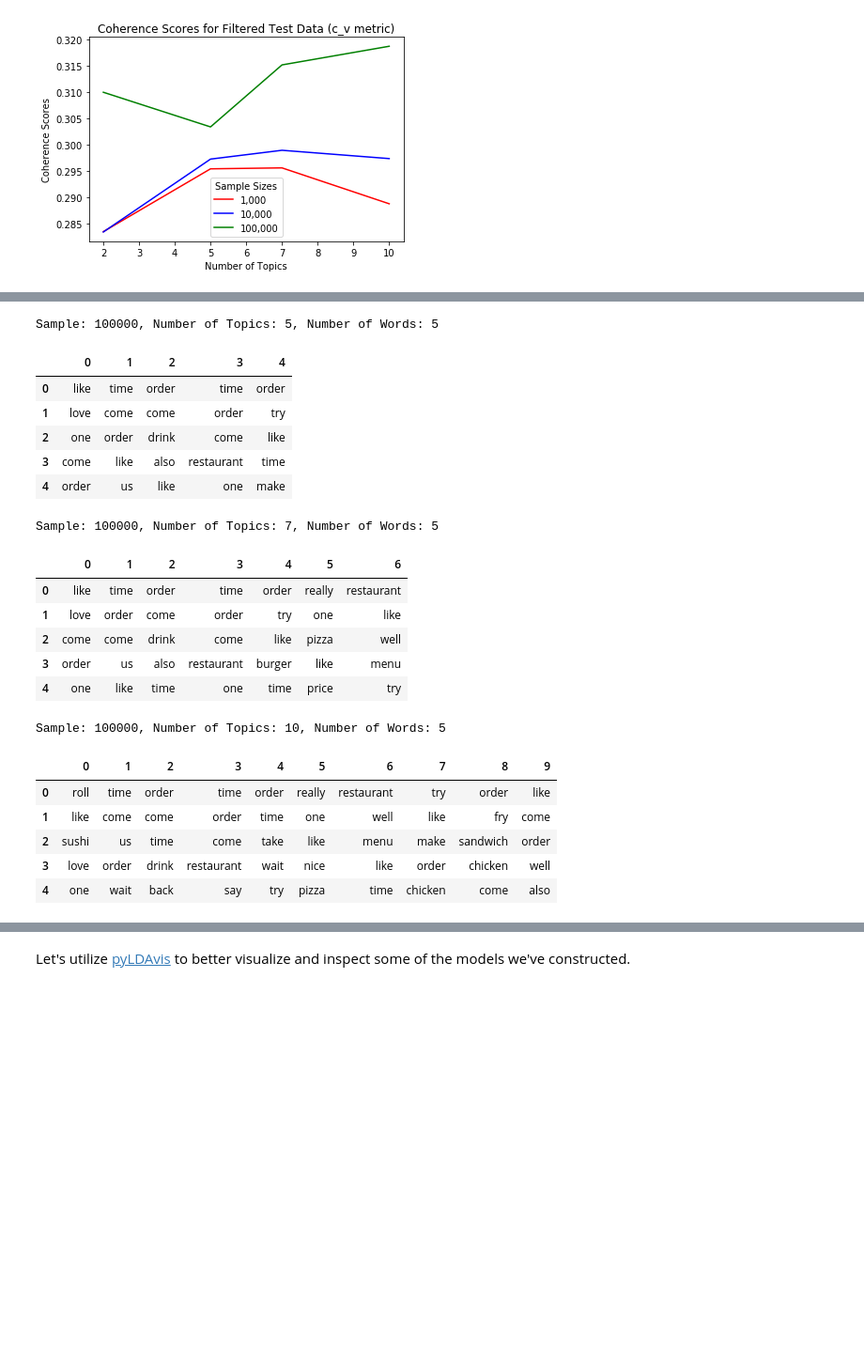
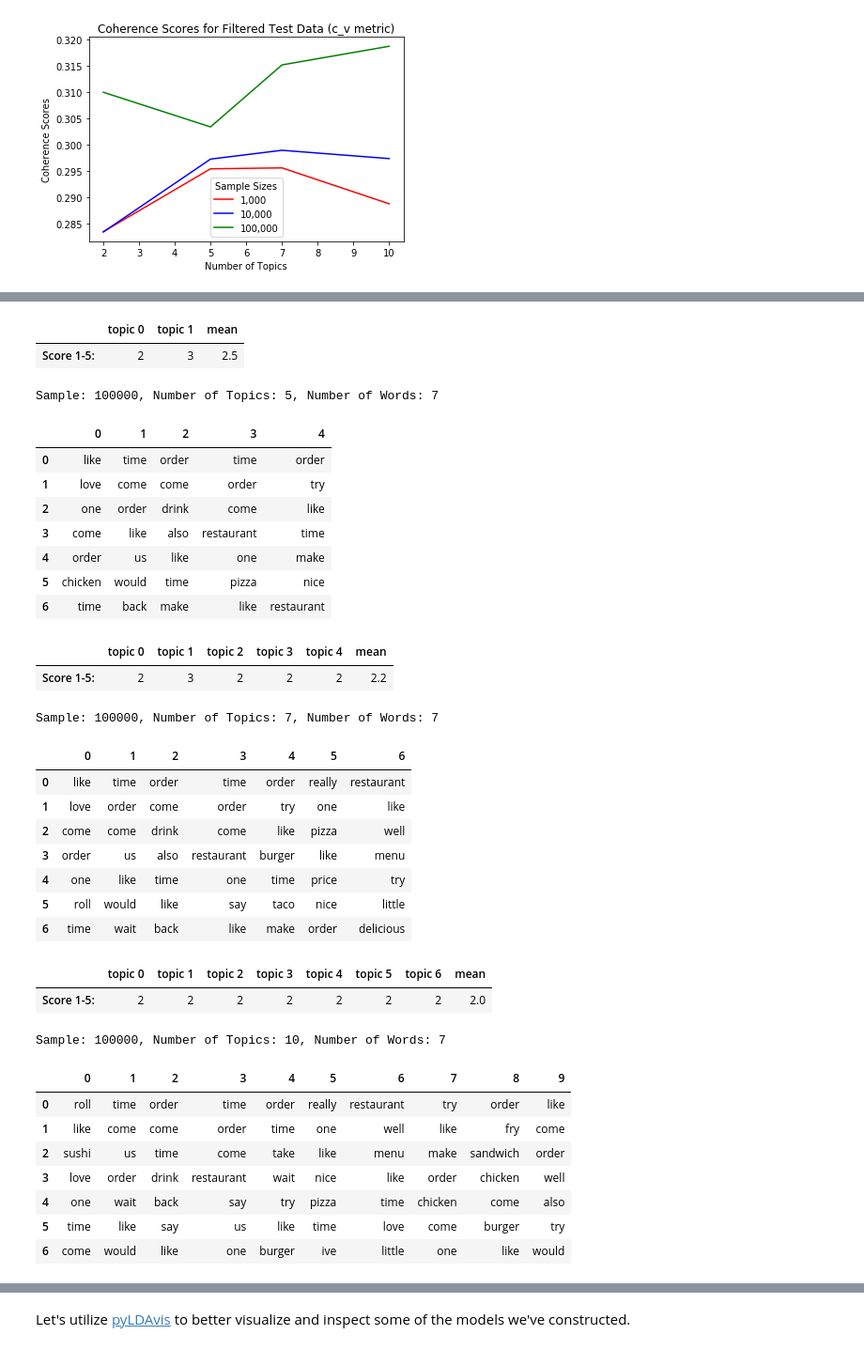
Before and after one commit to walkerpage/springboard, a Jupyter notebook: Capstone_Projects/Capstone_Project_2/Code/Capstone_Project_2_Extended_Modeling.ipynb, the cells around one changed output, grey strips where cells are left out. Shown at 94% size. Cells and saved outputs as stored; diff of their text form; code cells hidden in the pictures; blank space fills up the shorter version.

```diff
--- a/Capstone_Projects/Capstone_Project_2/Code/Capstone_Project_2_Extended_Modeling.ipynb
+++ b/Capstone_Projects/Capstone_Project_2/Code/Capstone_Project_2_Extended_Modeling.ipynb
@@ -523,30 +605,69 @@ Sample: 100000, Number of Topics: 2, Number of Words: 5
+# %%
+# My evaluation of the model
+
+my_eval_2_topics = pd.DataFrame(data={'topic 0': 2, 'topic 1': 3}, index=['Score 1-5:'])
+
+my_eval_2_topics['mean'] = my_eval_2_topics.mean(axis=1)
+
+my_eval_2_topics
+# %% [output]
+|  | topic 0 | topic 1 | mean |
+| Score 1-5: | 2 | 3 | 2.5 |
 # %%
-get_dataframe(filtered_models_100_000[1], 5, 100_000, 5)
+get_dataframe(filtered_models_100_000[1], 5, 100_000, 7)
 # %% [output]
-Sample: 100000, Number of Topics: 5, Number of Words: 5
+Sample: 100000, Number of Topics: 5, Number of Words: 7
 |  | 0 | 1 | 2 | 3 | 4 |
 | 0 | like | time | order | time | order |
 | 1 | love | come | come | order | try |
 | 2 | one | order | drink | come | like |
 | 3 | come | like | also | restaurant | time |
 | 4 | order | us | like | one | make |
+| 5 | chicken | would | time | pizza | nice |
+| 6 | time | back | make | like | restaurant |
+# %%
+# My evaluation of the model
+
+my_eval_5_topics = pd.DataFrame(data={'topic 0': 2, 'topic 1': 3, 'topic 2': 2, 'topic 3': 2, 'topic 4': 2,}, index=['Score 1-5:'])
+
+my_eval_5_topics['mean'] = my_eval_5_topics.mean(axis=1)
+
+my_eval_5_topics
+# %% [output]
+|  | topic 0 | topic 1 | topic 2 | topic 3 | topic 4 | mean |
+| Score 1-5: | 2 | 3 | 2 | 2 | 2 | 2.2 |
 # %%
-get_dataframe(filtered_models_100_000[2], 7, 100_000, 5)
+get_dataframe(filtered_models_100_000[2], 7, 100_000, 7)
 # %% [output]
-Sample: 100000, Number of Topics: 7, Number of Words: 5
+Sample: 100000, Number of Topics: 7, Number of Words: 7
 |  | 0 | 1 | 2 | 3 | 4 | 5 | 6 |
 | 0 | like | time | order | time | order | really | restaurant |
 | 1 | love | order | come | order | try | one | like |
 | 2 | come | come | drink | come | like | pizza | well |
 | 3 | order | us | also | restaurant | burger | like | menu |
 | 4 | one | like | time | one | time | price | try |
+| 5 | roll | would | like | say | taco | nice | little |
+| 6 | time | wait | back | like | make | order | delicious |
+# %%
+# My evaluation of the model
+
+my_eval_7_topics = pd.DataFrame(data={'topic 0': 2, 'topic 1': 2, 'topic 2': 2, 'topic 3': 2, 'topic 4': 2, 'topic 5': 2, 'topic 6': 2,}, index=['Score 1-5:'])
+
+my_eval_7_topics['mean'] = my_eval_7_topics.mean(axis=1)
+
+my_eval_7_topics
+# %% [output]
+|  | topic 0 | topic 1 | topic 2 | topic 3 | topic 4 | topic 5 | topic 6 | mean |
+| Score 1-5: | 2 | 2 | 2 | 2 | 2 | 2 | 2 | 2.0 |
 # %%
-get_dataframe(filtered_models_100_000[3], 10, 100_000, 5)
+get_dataframe(filtered_models_100_000[3], 10, 100_000, 7)
 # %% [output]
-Sample: 100000, Number of Topics: 10, Number of Words: 5
+Sample: 100000, Number of Topics: 10, Number of Words: 7
 |  | 0 | 1 | 2 | 3 | 4 | 5 | 6 | 7 | 8 | 9 |
 | 0 | roll | time | order | time | order | really | restaurant | try | order | like |
 | 1 | like | come | come | order | time | one | well | like | fry | come |
 | 2 | sushi | us | time | come | take | like | menu | make | sandwich | order |
 | 3 | love | order | drink | restaurant | wait | nice | like | order | chicken | well |
 | 4 | one | wait | back | say | try | pizza | time | chicken | come | also |
+| 5 | time | like | say | us | like | time | love | come | burger | try |
+| 6 | come | would | like | one | burger | ive | little | one | like | would |
```
Also changed, not shown: parts of 11 cells of this notebook.
